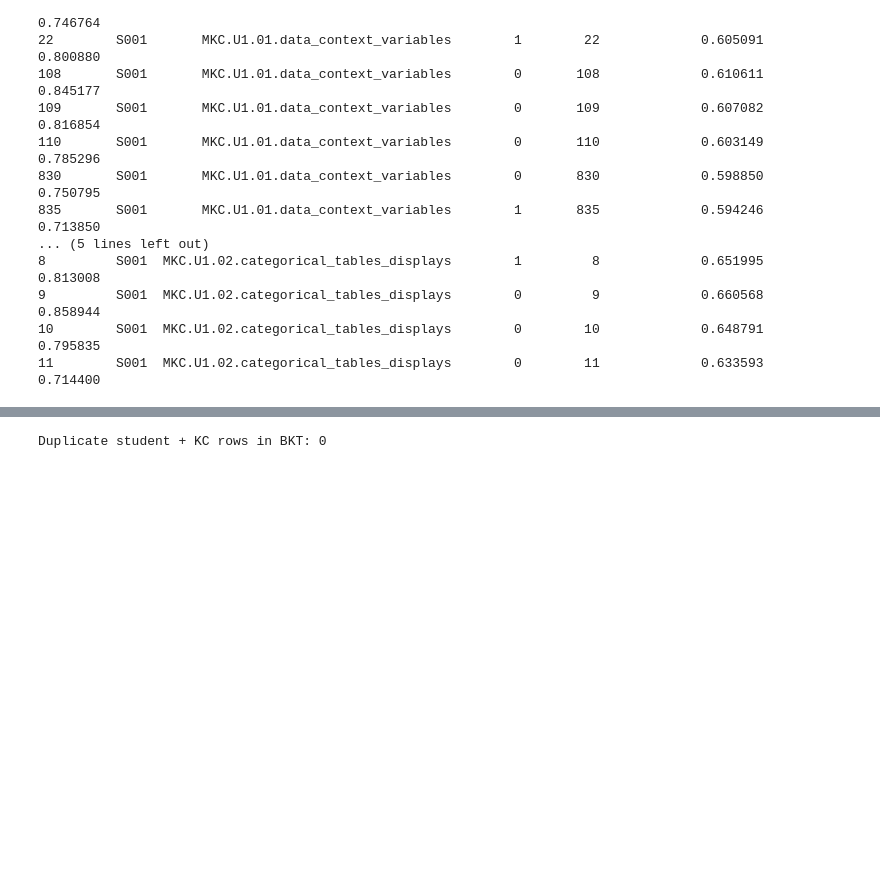
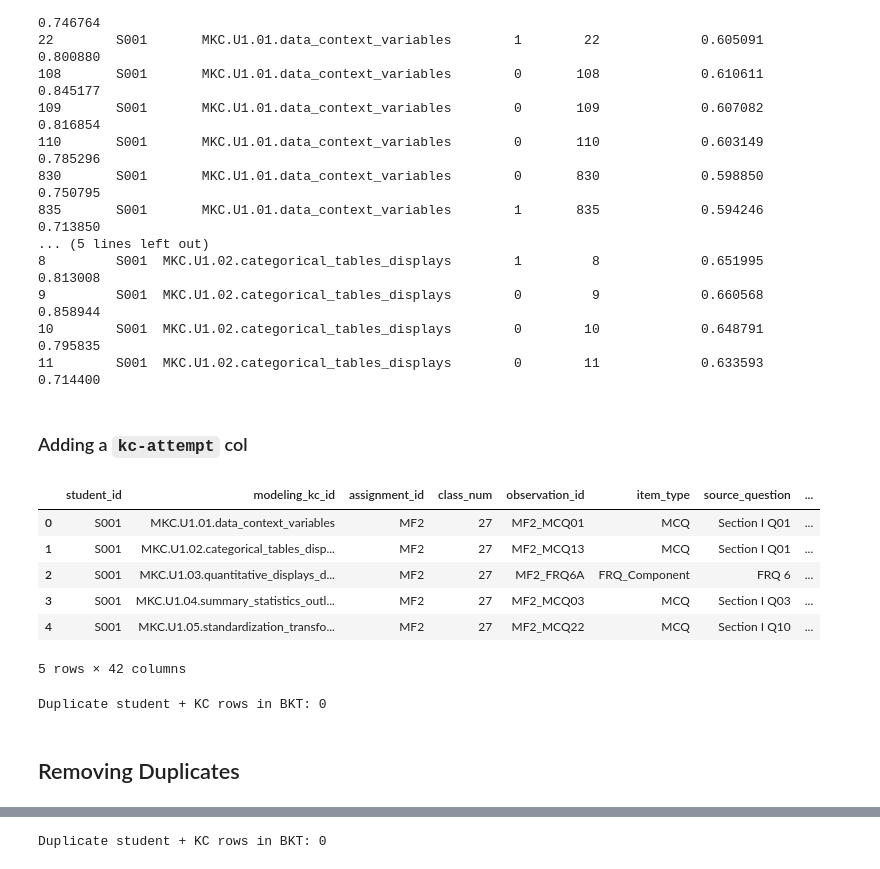
Before and after one commit to mailysg8/ai-student-progress-tracker, a Jupyter notebook: notebooks/final_data.ipynb, the cells around one changed output, grey strips where cells are left out. Saved outputs shown, nothing was run; the diff lists cells and outputs as text; code cells hidden in the pictures; blank space fills up the shorter version.

```diff
--- a/notebooks/final_data.ipynb
+++ b/notebooks/final_data.ipynb
@@ -149,3 +149,5 @@ print(sample.head(20).to_string())
 9         S001  MKC.U1.02.categorical_tables_displays        0         9             0.660568           0.858944
 10        S001  MKC.U1.02.categorical_tables_displays        0        10             0.648791           0.795835
 11        S001  MKC.U1.02.categorical_tables_displays        0        11             0.633593           0.714400
+# %% [markdown]
+### Adding a `kc-attempt` col
@@ -151,0 +161,8 @@ print(sample.head(20).to_string())
+# %%
+df_2['order_id'] = df_2.groupby('student_id').cumcount()
+
+df_final_attempt = df_2.merge(
+    bkt_renamed,
+    on=['order_id','student_id', 'modeling_kc_id'],
+    how="left"
+)
@@ -152,3 +171,22 @@ print(sample.head(20).to_string())
+# %%
+# To only get the last attempt for each kc / student pair
+last_attempt = df_final_attempt.groupby(['student_id','modeling_kc_id']).last().reset_index()
+last_attempt.head()
+# %% [output]
+|  | student_id | modeling_kc_id | assignment_id | class_num | observation_id | item_type | source_question | ... |
+| 0 | S001 | MKC.U1.01.data_context_variables | MF2 | 27 | MF2_MCQ01 | MCQ | Section I Q01 | ... |
+| 1 | S001 | MKC.U1.02.categorical_tables_disp... | MF2 | 27 | MF2_MCQ13 | MCQ | Section I Q01 | ... |
+| 2 | S001 | MKC.U1.03.quantitative_displays_d... | MF2 | 27 | MF2_FRQ6A | FRQ_Component | FRQ 6 | ... |
+| 3 | S001 | MKC.U1.04.summary_statistics_outl... | MF2 | 27 | MF2_MCQ03 | MCQ | Section I Q03 | ... |
+| 4 | S001 | MKC.U1.05.standardization_transfo... | MF2 | 27 | MF2_MCQ22 | MCQ | Section I Q10 | ... |
+5 rows × 42 columns
+# %%
+dupes3 = last_attempt.duplicated(subset=["student_id", "modeling_kc_id"]).sum()
+print(f"Duplicate student + KC rows in BKT: {dupes3}")
+# %% [output]
+Duplicate student + KC rows in BKT: 0
+# %% [markdown]
+## Removing Duplicates
 # %%
 """
 There are duplicate student ids and Modelling KCs
```
Also changed, not shown: parts of 10 cells of this notebook.
